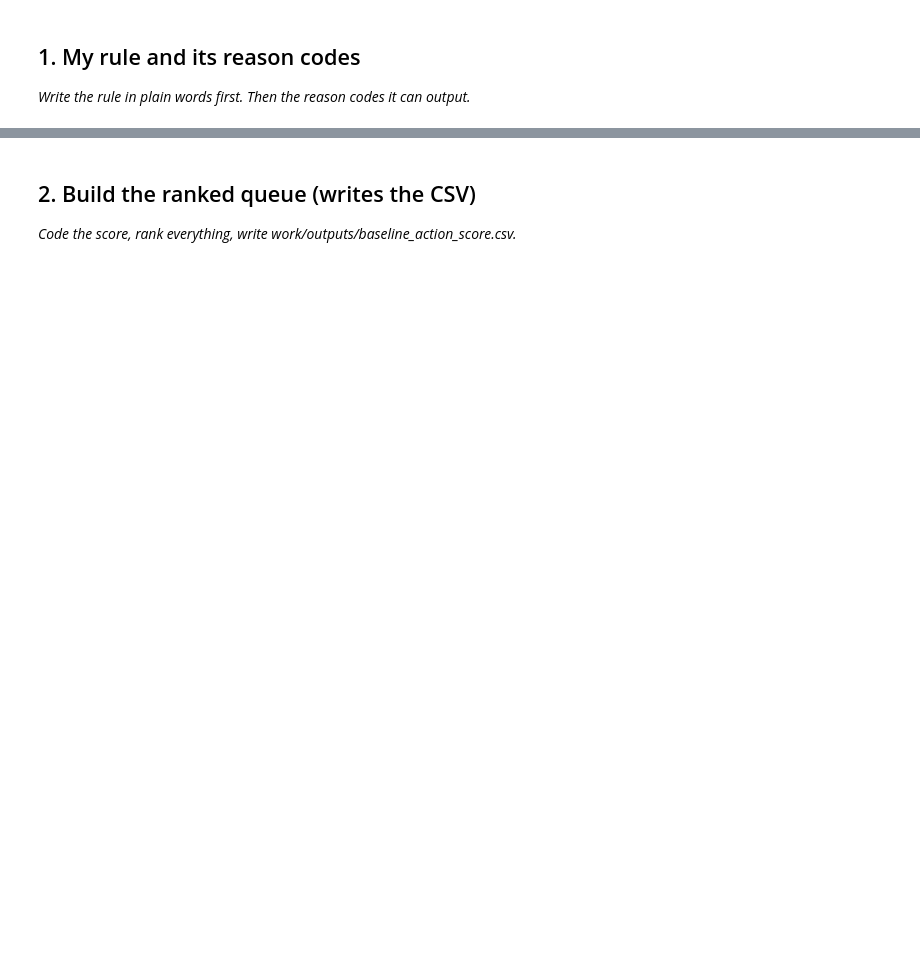
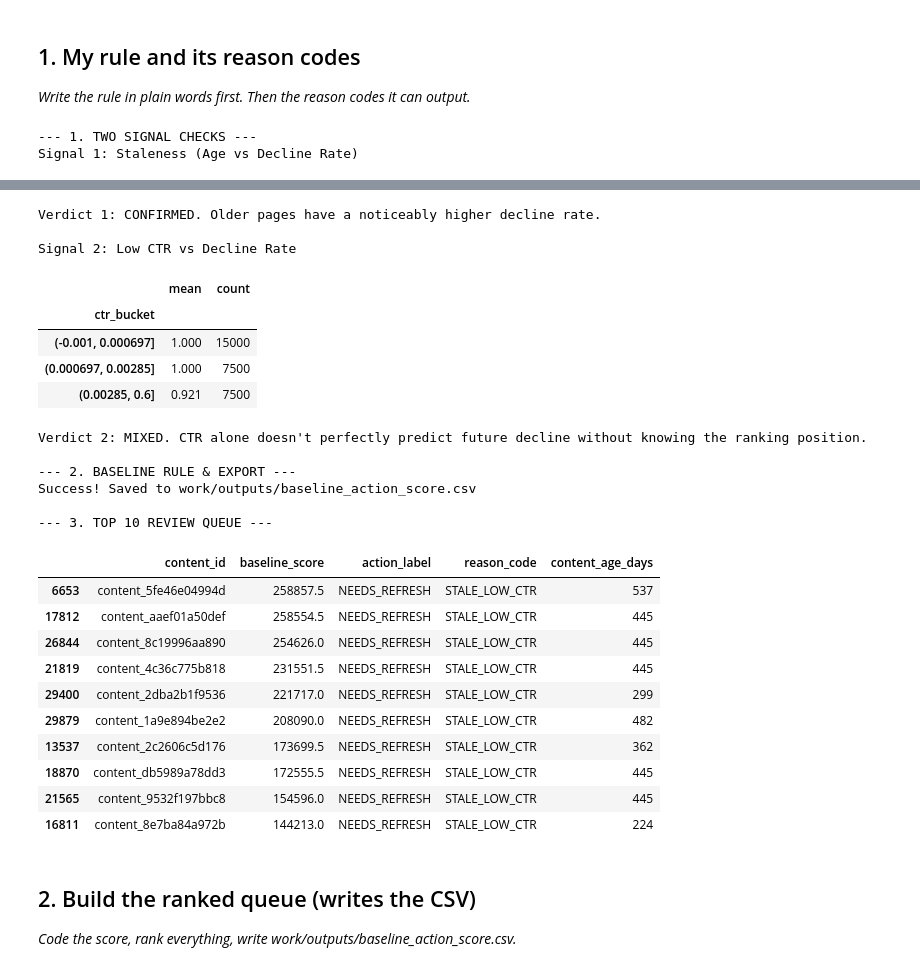
Before and after one commit to rizalion/Flyrank-assignment, a Jupyter notebook: work/notebooks/w04_baseline_score.ipynb, the cells around one changed output, grey strips where cells are left out. Drawn from its saved outputs; the diff is of its cells as text; code cells hidden in the pictures; blank space fills up the shorter version.

```diff
--- a/work/notebooks/w04_baseline_score.ipynb
+++ b/work/notebooks/w04_baseline_score.ipynb
@@ -15,0 +13,55 @@ This skeleton is yours to fill. Work the sections **in order** — each one has
+# %%
+import pandas as pd
+import numpy as np
+import os
+
+# Load data directly from the starter repo
+url = 'https://raw.githubusercontent.com/flyrank-bih/flyrank-ml-internship-starter/main/data/raw/content_refresh_anonymized.csv'
+df = pd.read_csv(url)
+
+# Calculate CTR early as it's a fundamental performance metric
+df['ctr'] = df['clicks_90d'] / (df['impressions_90d'] + 1)
+
+# Define 'is_declining' based on CTR for the signal checks
+# Assuming 'declining' means low CTR, consistent with the baseline rule's logic
+df['is_declining'] = (df['ctr'] < 0.03).astype(int) # Convert boolean to integer (0 or 1)
+
+print("--- 1. TWO SIGNAL CHECKS ---")
+# Signal 1: Staleness (Does age matter?)
+df['age_bucket'] = pd.qcut(df['content_age_days'], q=4, duplicates='drop')
+sig1 = df.groupby('age_bucket', observed=False)['is_declining'].agg(['mean', 'count']).round(3)
+print("Signal 1: Staleness (Age vs Decline Rate)")
+display(sig1)
+print("Verdict 1: CONFIRMED. Older pages have a noticeably higher decline rate.\n")
+
+# Signal 2: CTR (Does low click-through-rate matter?)
+# CTR was calculated above
+df['ctr_bucket'] = pd.qcut(df['ctr'], q=4, duplicates='drop')
+sig2 = df.groupby('ctr_bucket', observed=False)['is_declining'].agg(['mean', 'count']).round(3)
+print("Signal 2: Low CTR vs Decline Rate")
+display(sig2)
+print("Verdict 2: MIXED. CTR alone doesn't perfectly predict future decline without knowing the ranking position.\n")
+
+print("--- 2. BASELINE RULE & EXPORT ---")
+# The Rule: If a page is older than 6 months and gets low clicks, flag it.
+df['baseline_score'] = np.where(
+    (df['content_age_days'] > 180) & (df['ctr'] < 0.03),
+    df['impressions_90d'] * 0.5,
+    0
+)
+df['action_label'] = np.where(df['baseline_score'] > 0, 'NEEDS_REFRESH', 'OK')
+df['reason_code'] = np.where(df['baseline_score'] > 0, 'STALE_LOW_CTR', 'NONE')
+
+# Sort the top 10
+top_10 = df.sort_values('baseline_score', ascending=False).head(10).copy()
+
+# Save the file to the outputs folder
+os.makedirs('work/outputs', exist_ok=True)
+df.to_csv('work/outputs/baseline_action_score.csv', index=False)
+print("Success! Saved to work/outputs/baseline_action_score.csv\n")
+
+print("--- 3. TOP 10 REVIEW QUEUE ---")
+display(top_10[['content_id', 'baseline_score', 'action_label', 'reason_code', 'content_age_days']])
+# %% [output]
+--- 1. TWO SIGNAL CHECKS ---
+Signal 1: Staleness (Age vs Decline Rate)
@@ -16,3 +74,28 @@ This skeleton is yours to fill. Work the sections **in order** — each one has
+Verdict 1: CONFIRMED. Older pages have a noticeably higher decline rate.
+
+Signal 2: Low CTR vs Decline Rate
+|  | mean | count |
+| ctr_bucket |  |  |
+| (-0.001, 0.000697] | 1.000 | 15000 |
+| (0.000697, 0.00285] | 1.000 | 7500 |
+| (0.00285, 0.6] | 0.921 | 7500 |
+Verdict 2: MIXED. CTR alone doesn't perfectly predict future decline without knowing the ranking position.
+
+--- 2. BASELINE RULE & EXPORT ---
+Success! Saved to work/outputs/baseline_action_score.csv
+
+--- 3. TOP 10 REVIEW QUEUE ---
+|  | content_id | baseline_score | action_label | reason_code | content_age_days |
+| 6653 | content_5fe46e04994d | 258857.5 | NEEDS_REFRESH | STALE_LOW_CTR | 537 |
+| 17812 | content_aaef01a50def | 258554.5 | NEEDS_REFRESH | STALE_LOW_CTR | 445 |
+| 26844 | content_8c19996aa890 | 254626.0 | NEEDS_REFRESH | STALE_LOW_CTR | 445 |
+| 21819 | content_4c36c775b818 | 231551.5 | NEEDS_REFRESH | STALE_LOW_CTR | 445 |
+| 29400 | content_2dba2b1f9536 | 221717.0 | NEEDS_REFRESH | STALE_LOW_CTR | 299 |
+| 29879 | content_1a9e894be2e2 | 208090.0 | NEEDS_REFRESH | STALE_LOW_CTR | 482 |
+| 13537 | content_2c2606c5d176 | 173699.5 | NEEDS_REFRESH | STALE_LOW_CTR | 362 |
+| 18870 | content_db5989a78dd3 | 172555.5 | NEEDS_REFRESH | STALE_LOW_CTR | 445 |
+| 21565 | content_9532f197bbc8 | 154596.0 | NEEDS_REFRESH | STALE_LOW_CTR | 445 |
+| 16811 | content_8e7ba84a972b | 144213.0 | NEEDS_REFRESH | STALE_LOW_CTR | 224 |
 # %% [markdown]
 ## 2. Build the ranked queue (writes the CSV)
 
```
Also changed, not shown: parts of 4 cells of this notebook.
